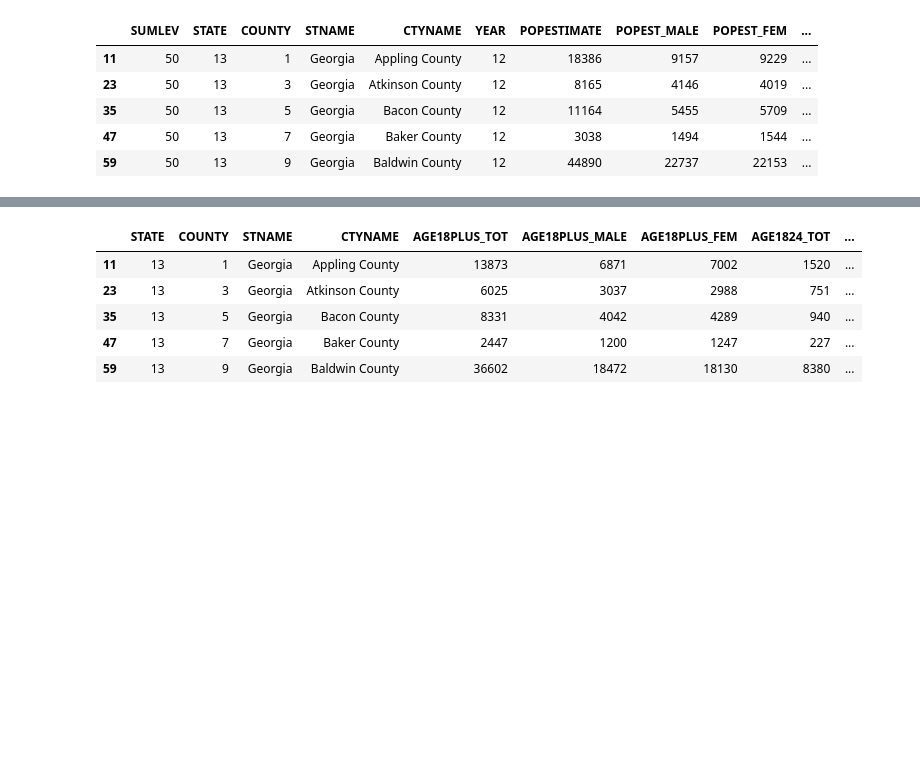
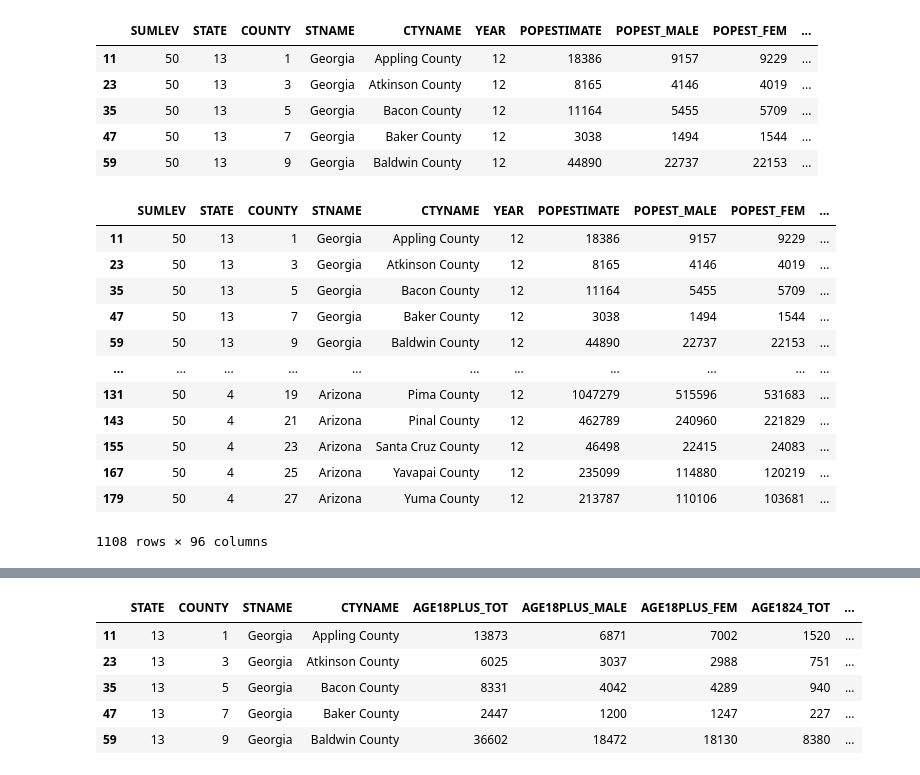
Before and after one commit to eweed001/ORIE-4741-Project, a Jupyter notebook: data_collection_cleaning2020.ipynb, the cells around one changed output, grey strips where cells are left out. Drawn from its saved outputs; the diff is of its cells as text; code cells hidden in the pictures; blank space fills up the shorter version.

```diff
--- a/data_collection_cleaning2020.ipynb
+++ b/data_collection_cleaning2020.ipynb
@@ -42,6 +60,22 @@ df_states.head()
 | 35 | 50 | 13 | 5 | Georgia | Bacon County | 12 | 11164 | 5455 | 5709 | ... |
 | 47 | 50 | 13 | 7 | Georgia | Baker County | 12 | 3038 | 1494 | 1544 | ... |
 | 59 | 50 | 13 | 9 | Georgia | Baldwin County | 12 | 44890 | 22737 | 22153 | ... |
+# %%
+df_states
+# %% [output]
+|  | SUMLEV | STATE | COUNTY | STNAME | CTYNAME | YEAR | POPESTIMATE | POPEST_MALE | POPEST_FEM | ... |
+| 11 | 50 | 13 | 1 | Georgia | Appling County | 12 | 18386 | 9157 | 9229 | ... |
+| 23 | 50 | 13 | 3 | Georgia | Atkinson County | 12 | 8165 | 4146 | 4019 | ... |
+| 35 | 50 | 13 | 5 | Georgia | Bacon County | 12 | 11164 | 5455 | 5709 | ... |
+| 47 | 50 | 13 | 7 | Georgia | Baker County | 12 | 3038 | 1494 | 1544 | ... |
+| 59 | 50 | 13 | 9 | Georgia | Baldwin County | 12 | 44890 | 22737 | 22153 | ... |
+| ... | ... | ... | ... | ... | ... | ... | ... | ... | ... | ... |
+| 131 | 50 | 4 | 19 | Arizona | Pima County | 12 | 1047279 | 515596 | 531683 | ... |
+| 143 | 50 | 4 | 21 | Arizona | Pinal County | 12 | 462789 | 240960 | 221829 | ... |
+| 155 | 50 | 4 | 23 | Arizona | Santa Cruz County | 12 | 46498 | 22415 | 24083 | ... |
+| 167 | 50 | 4 | 25 | Arizona | Yavapai County | 12 | 235099 | 114880 | 120219 | ... |
+| 179 | 50 | 4 | 27 | Arizona | Yuma County | 12 | 213787 | 110106 | 103681 | ... |
+1108 rows × 96 columns
 # %%
 # Getting the columns we want
 df_states = df_states[['STATE', 'COUNTY', 'STNAME', 'CTYNAME','AGE18PLUS_TOT','AGE18PLUS_MALE','AGE18PLUS_FEM', 'AGE1824_TOT', 'AGE1824_MALE','AGE1824_FEM',
```
Also changed, not shown: parts of 22 cells of this notebook.
